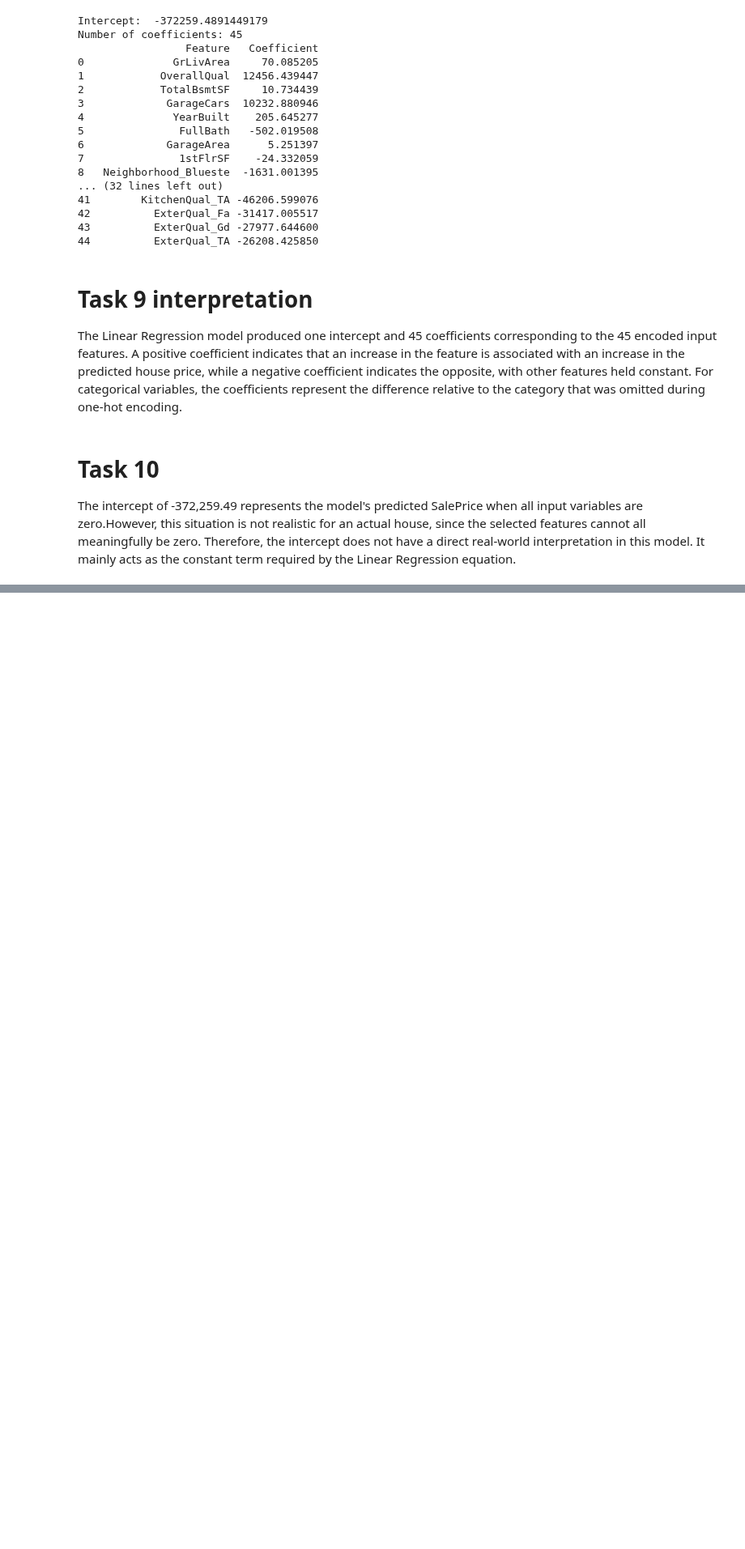
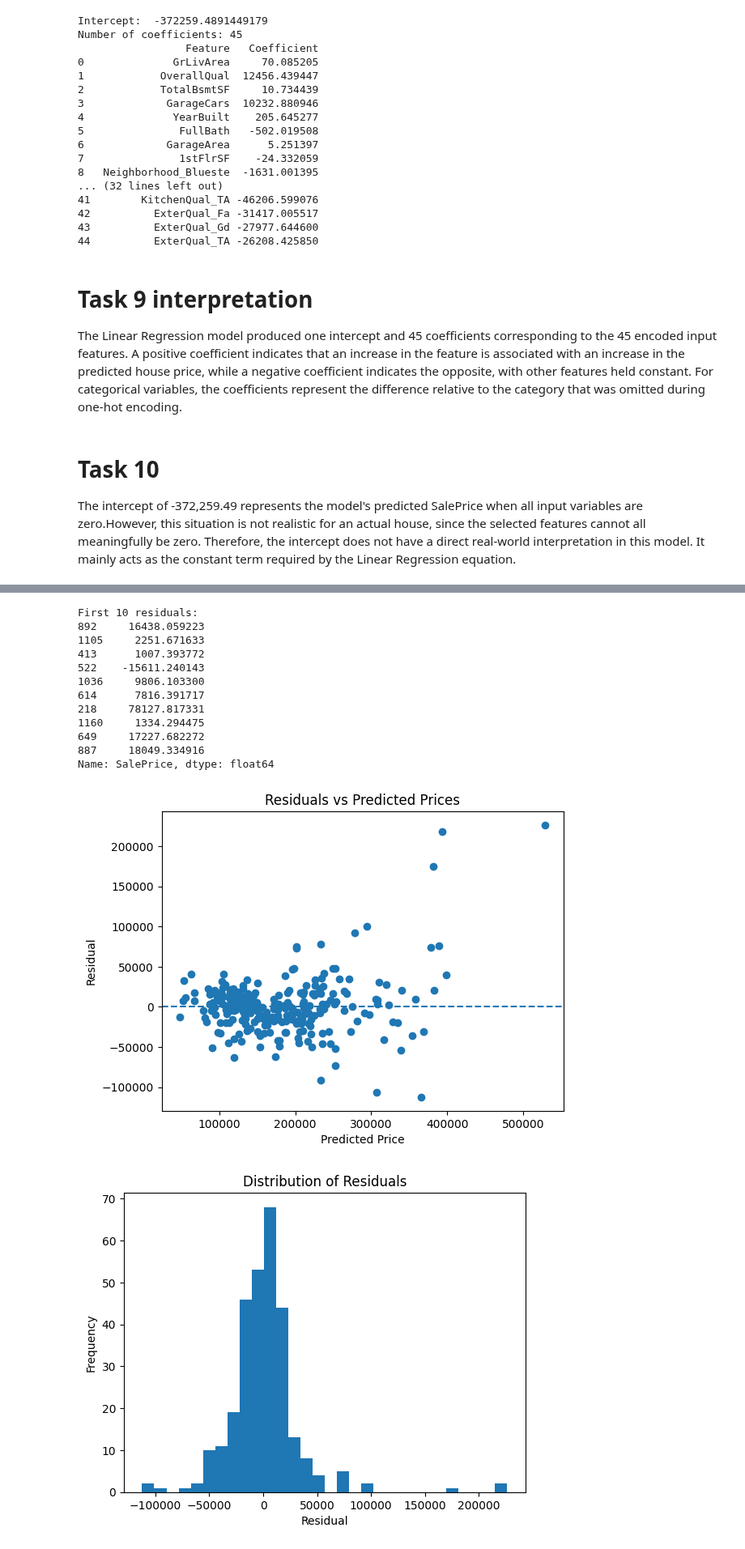
Before and after one commit to Ritika-Lund/Machine-learning-Lab, a Jupyter notebook: LAB 05/lab05_ritika_house_price.ipynb, the cells around one changed output, grey strips where cells are left out. Shown at 81% size. Saved outputs shown, nothing was run; the diff lists cells and outputs as text; code cells hidden in the pictures; blank space fills up the shorter version.

```diff
--- a/LAB 05/lab05_ritika_house_price.ipynb
+++ b/LAB 05/lab05_ritika_house_price.ipynb
@@ -216,0 +221,33 @@ The intercept of -372,259.49 represents the model's predicted SalePrice when all
+# %%
+import matplotlib.pyplot as plt
+residuals=y_test-y_pred
+print("First 10 residuals:")
+print(residuals[:10])
+plt.scatter(y_pred,residuals)
+plt.axhline(y=0,linestyle='--')
+plt.xlabel("Predicted Price")
+plt.ylabel("Residual")
+plt.title("Residuals vs Predicted Prices")
+plt.show()
+plt.hist(residuals, bins=30)
+
+plt.xlabel("Residual")
+plt.ylabel("Frequency")
+plt.title("Distribution of Residuals")
+
+plt.show()
+# %% [output]
+First 10 residuals:
+892     16438.059223
+1105     2251.671633
+413      1007.393772
+522    -15611.240143
+1036     9806.103300
+614      7816.391717
+218     78127.817331
+1160     1334.294475
+649     17227.682272
+887     18049.334916
+Name: SalePrice, dtype: float64
+[figure, added]
+[figure, added]
```
Also changed, not shown: parts of 9 cells of this notebook.
